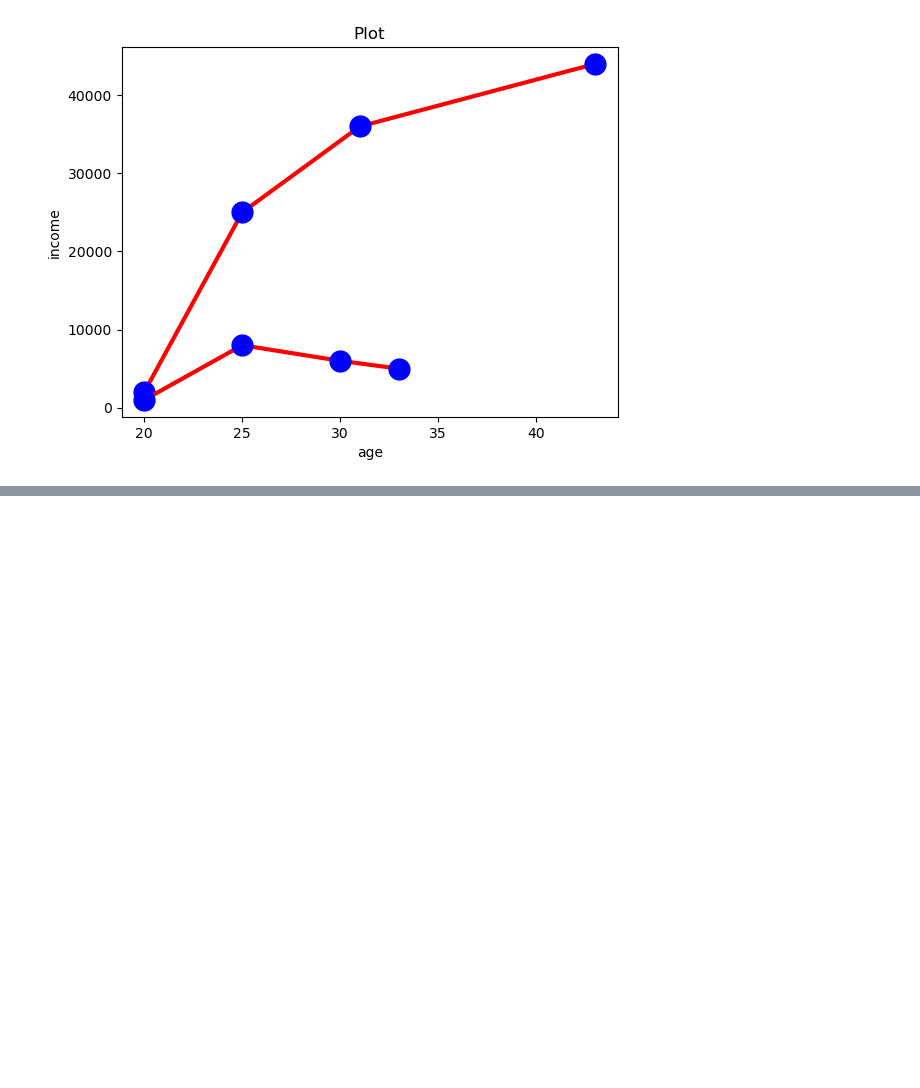
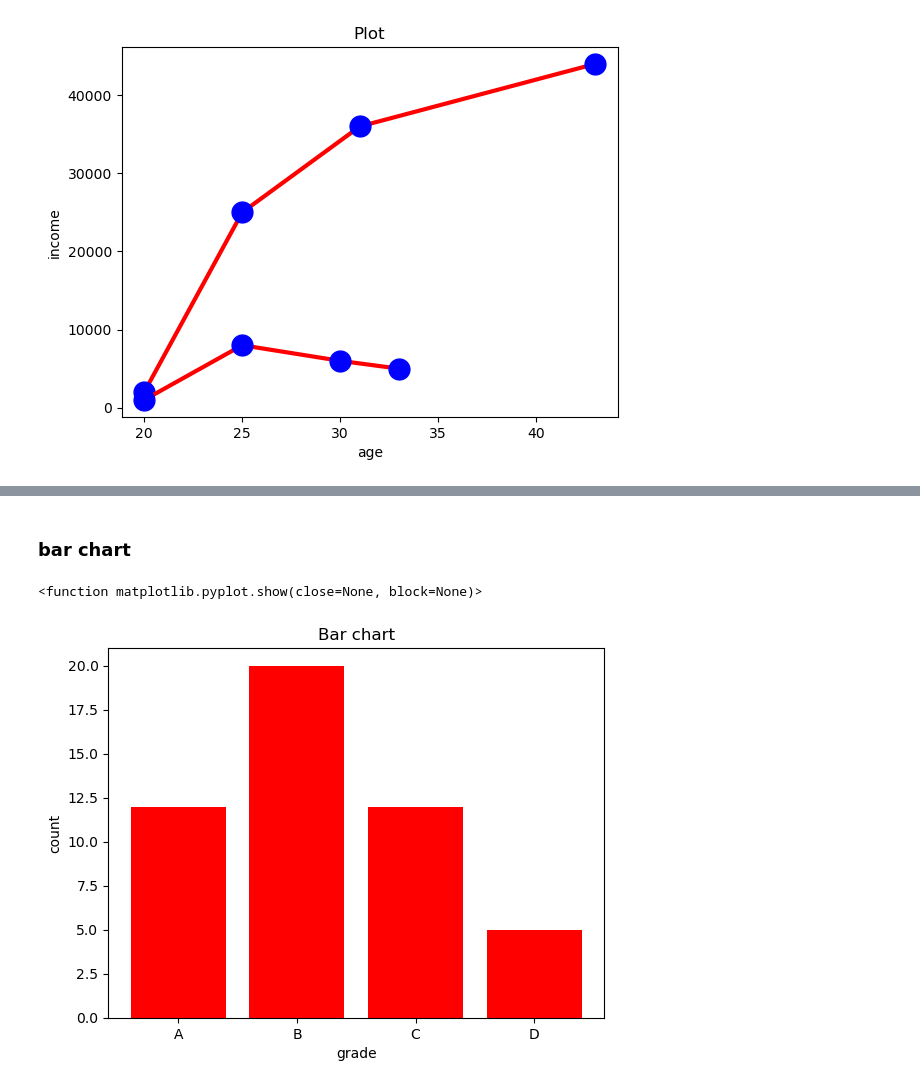
Before and after one commit to alirezaghorbani1983/Data_Science_Complete, a Jupyter notebook: statistical_analysis.ipynb, the cells around one changed output, grey strips where cells are left out. Saved outputs shown, nothing was run; the diff lists cells and outputs as text; code cells hidden in the pictures; blank space fills up the shorter version.

```diff
--- a/statistical_analysis.ipynb
+++ b/statistical_analysis.ipynb
@@ -483,0 +485,22 @@ plt.show
+# %% [markdown]
+### bar chart
+# %%
+#  different sorts of chart :  line chart , bar chart, histogram, pie chart , scatter plot
+
+from matplotlib import pyplot as plt
+import numpy as np
+grade= np.array(["A","B", "C", "D"])
+count = np.array([12, 20, 12, 5])
+
+
+
+plt.bar(grade, count, color = "red")
+# ls maens line style -: dash dotted ms = marker cise
+# c = color  mfc = marker face color  mec = marker edge color lw = give width to the line
+plt.title("Bar chart")
+plt.xlabel("grade")
+plt.ylabel("count")
+plt.show
+# %% [output]
+<function matplotlib.pyplot.show(close=None, block=None)>
+[figure, added]
```
Also changed, not shown: parts of 8 cells of this notebook.
